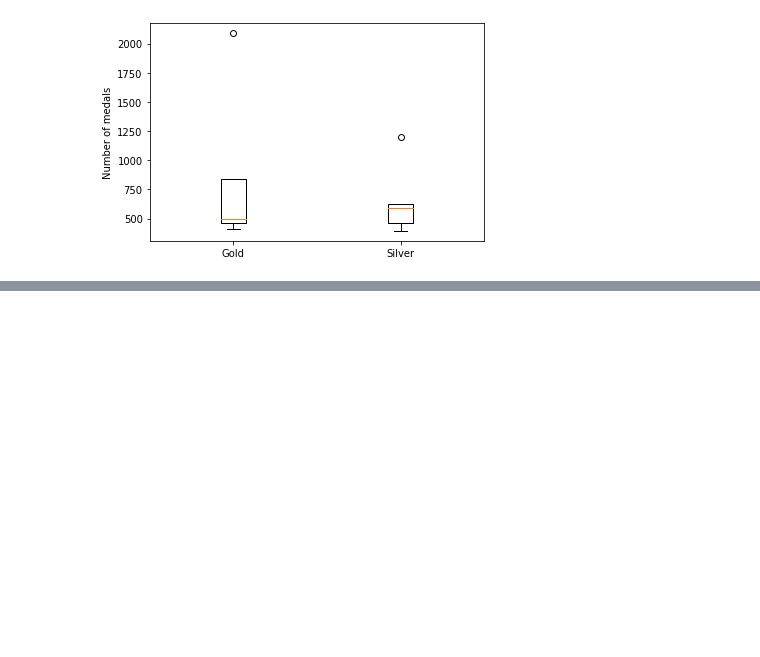
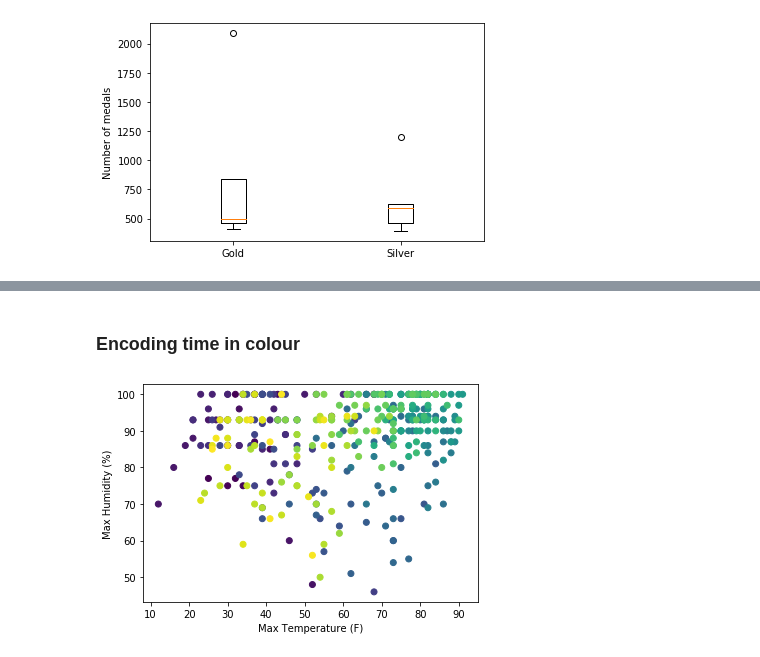
Before and after one commit to anupsam7/Python, a Jupyter notebook: Matplotlib/Quantitative_Analysis.ipynb, the cells around one changed output, grey strips where cells are left out. Cells and saved outputs as stored; diff of their text form; code cells hidden in the pictures; blank space fills up the shorter version.

```diff
--- a/Matplotlib/Quantitative_Analysis.ipynb
+++ b/Matplotlib/Quantitative_Analysis.ipynb
@@ -123,0 +146,4 @@ plt.show()
+# %%
+pitts = pd.read_csv('pittsburgh2013.csv',parse_dates = ['Date'], index_col = 'Date')
+pitt1 = pitts[:20]
+pitts1.head()
@@ -123,0 +158,14 @@ plt.show()
+# %% [markdown]
+### Encoding time in colour
+# %%
+fig,ax = plt.subplots()
+
+ax.scatter(pitts['Max TemperatureF'],pitts['Max Humidity'],c=pitts.index)
+
+ax.set_xlabel('Max Temperature (F)')
+ax.set_ylabel('Max Humidity (%)')
+
+
+plt.show()
+# %% [output]
+[figure, added]
```
Also changed, not shown: parts of 12 cells of this notebook.
